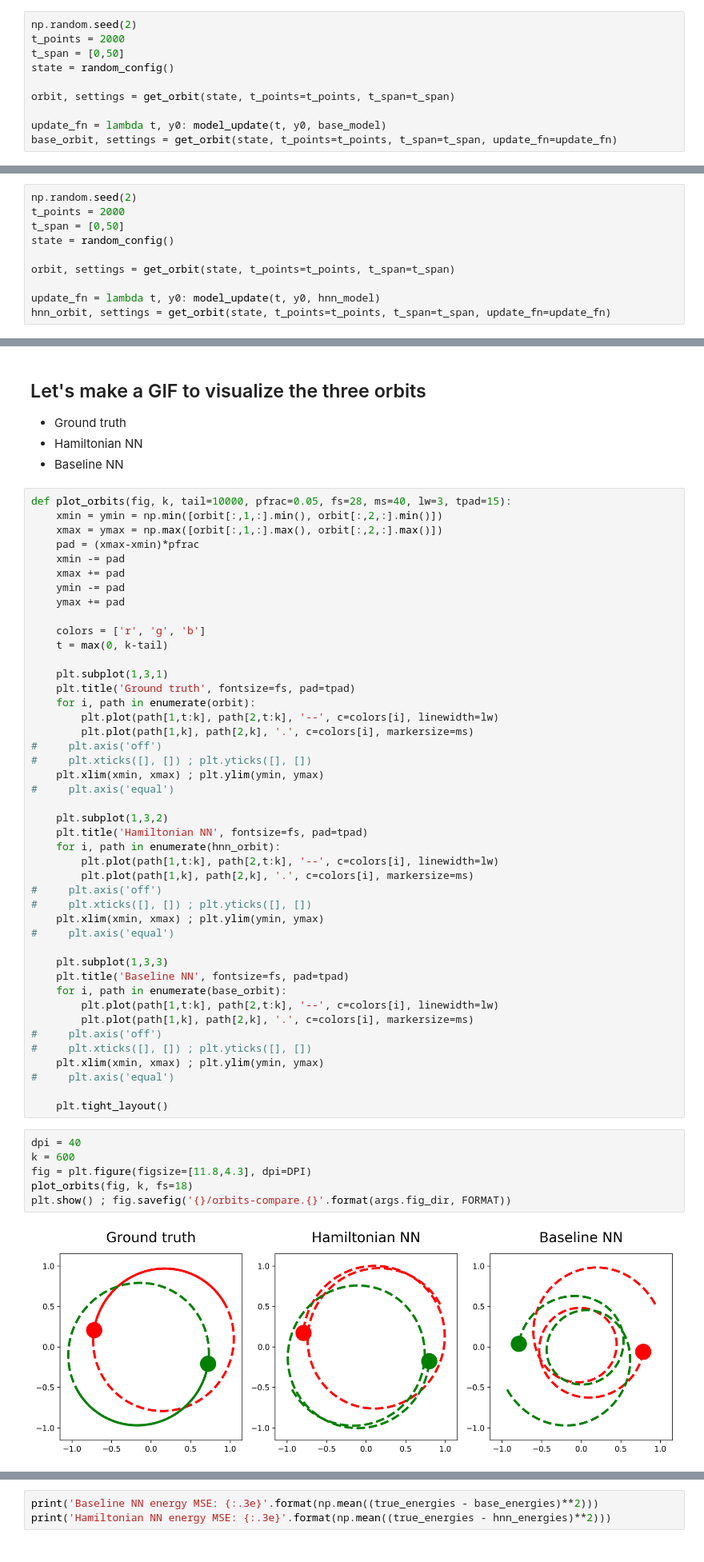
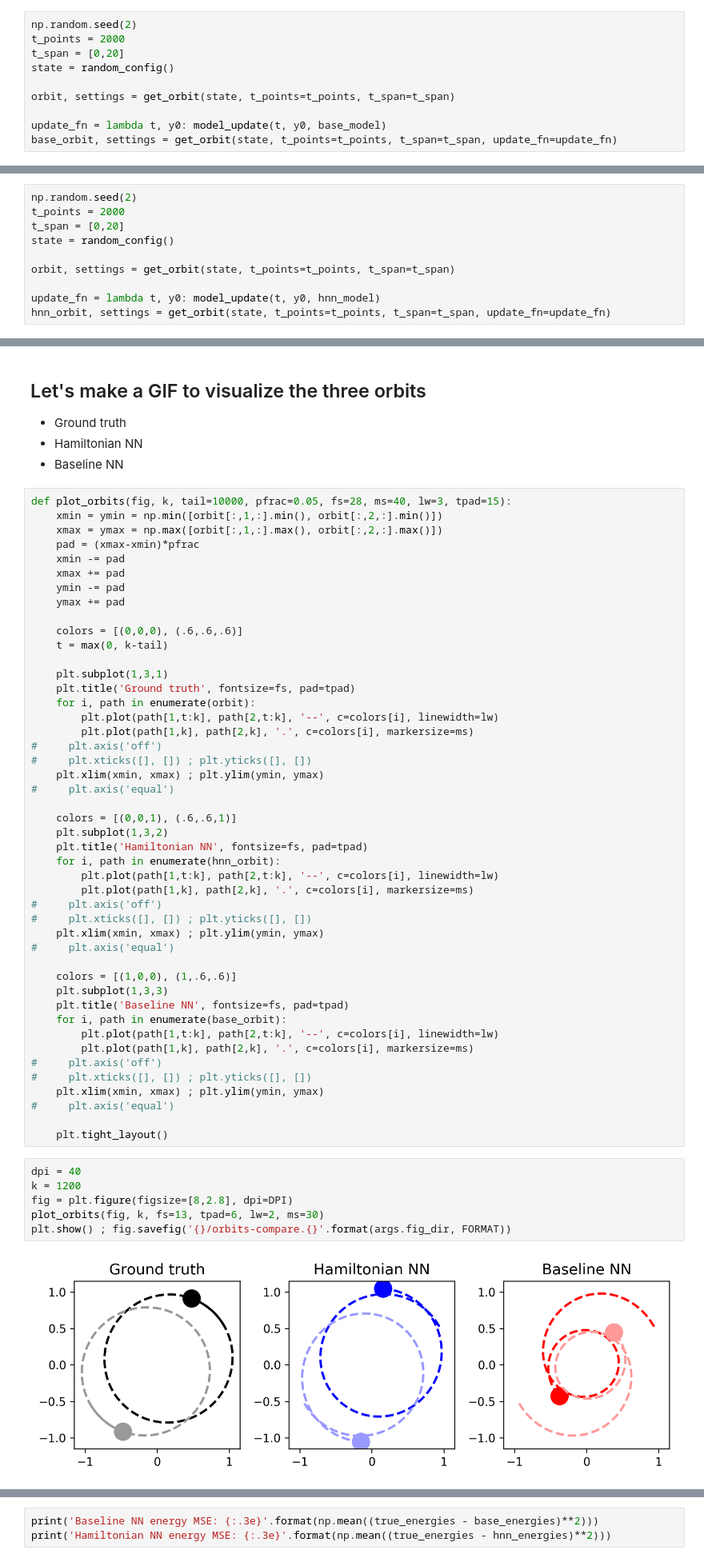
Before and after one commit to greydanus/hamiltonian-nn, a Jupyter notebook: analyze-orbits.ipynb, the cells around one changed output, grey strips where cells are left out. Shown at 80% size. Cells and saved outputs as stored; diff of their text form.

```diff
--- a/analyze-orbits.ipynb
+++ b/analyze-orbits.ipynb
@@ -114,7 +114,7 @@ def model_update(t, state, model):
 # %%
 np.random.seed(2)
 t_points = 2000
-t_span = [0,50]
+t_span = [0,20]
 state = random_config()
 
 orbit, settings = get_orbit(state, t_points=t_points, t_span=t_span)
@@ -170,7 +178,7 @@ fig.savefig('{}/orbits-base-example.{}'.format(args.fig_dir, FORMAT))
 # %%
 np.random.seed(2)
 t_points = 2000
-t_span = [0,50]
+t_span = [0,20]
 state = random_config()
 
 orbit, settings = get_orbit(state, t_points=t_points, t_span=t_span)
@@ -276,7 +292,7 @@ def plot_orbits(fig, k, tail=10000, pfrac=0.05, fs=28, ms=40, lw=3, tpad=15):
     ymin -= pad
     ymax += pad
 
-    colors = ['r', 'g', 'b']
+    colors = [(0,0,0), (.6,.6,.6)]
     t = max(0, k-tail)
 
     plt.subplot(1,3,1)
@@ -289,6 +305,7 @@ def plot_orbits(fig, k, tail=10000, pfrac=0.05, fs=28, ms=40, lw=3, tpad=15):
     plt.xlim(xmin, xmax) ; plt.ylim(ymin, ymax)
 #     plt.axis('equal')
 
+    colors = [(0,0,1), (.6,.6,1)]
     plt.subplot(1,3,2)
     plt.title('Hamiltonian NN', fontsize=fs, pad=tpad)
     for i, path in enumerate(hnn_orbit):
@@ -299,6 +316,7 @@ def plot_orbits(fig, k, tail=10000, pfrac=0.05, fs=28, ms=40, lw=3, tpad=15):
     plt.xlim(xmin, xmax) ; plt.ylim(ymin, ymax)
 #     plt.axis('equal')
 
+    colors = [(1,0,0), (1,.6,.6)]
     plt.subplot(1,3,3)
     plt.title('Baseline NN', fontsize=fs, pad=tpad)
     for i, path in enumerate(base_orbit):
@@ -312,10 +330,10 @@ def plot_orbits(fig, k, tail=10000, pfrac=0.05, fs=28, ms=40, lw=3, tpad=15):
     plt.tight_layout()
 # %%
 dpi = 40
-k = 600
-fig = plt.figure(figsize=[11.8,4.3], dpi=DPI)
-plot_orbits(fig, k, fs=18)
+k = 1200
+fig = plt.figure(figsize=[8,2.8], dpi=DPI)
+plot_orbits(fig, k, fs=13, tpad=6, lw=2, ms=30)
 plt.show() ; fig.savefig('{}/orbits-compare.{}'.format(args.fig_dir, FORMAT))
 # %% [output]
-[figure, old version]
+[figure, new version]
 # %%
```
Also changed, not shown: parts of 5 cells of this notebook, 25 other files.
